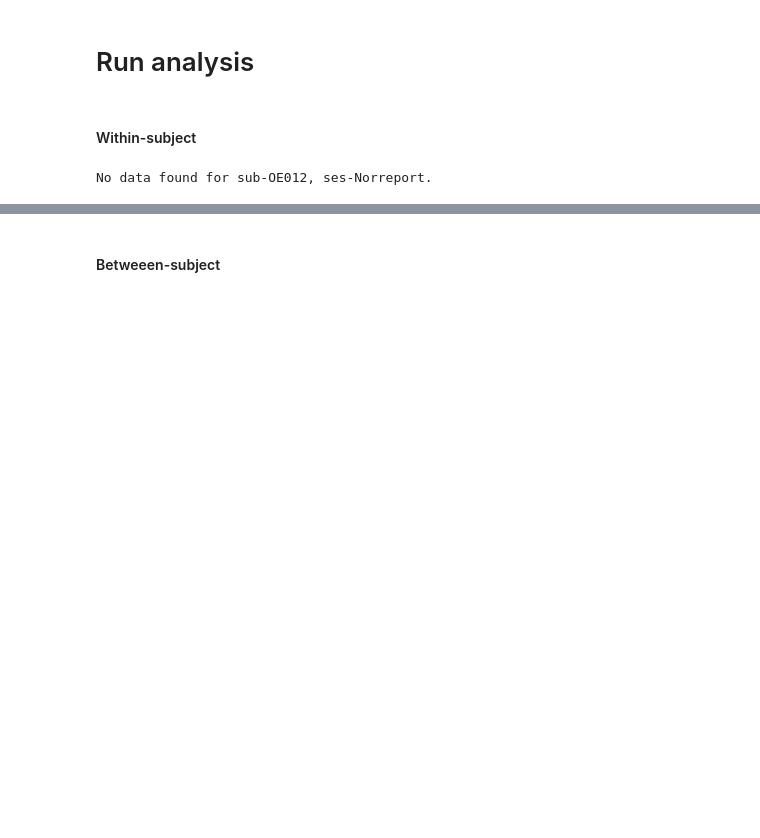
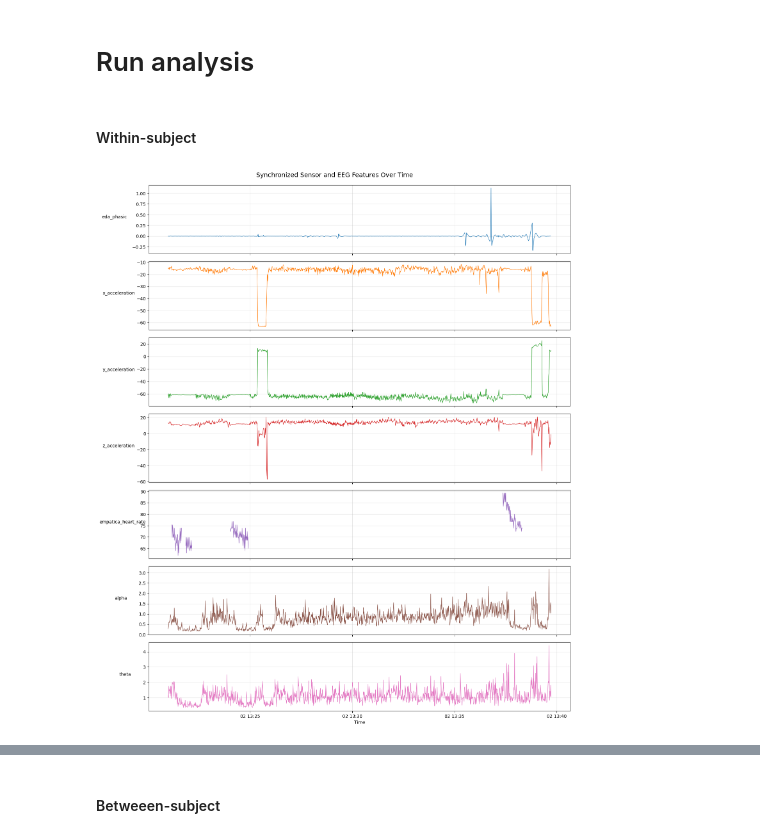
Before and after one commit to JoaoAmaro2001/notebooks, a Jupyter notebook: src/ingestion/do_analysis.ipynb, the cells around one changed output, grey strips where cells are left out. Drawn from its saved outputs; the diff is of its cells as text; code cells hidden in the pictures; blank space fills up the shorter version.

```diff
--- a/src/ingestion/do_analysis.ipynb
+++ b/src/ingestion/do_analysis.ipynb
@@ -13,11 +15,72 @@ import utils.for_setpath as path
 # %%
 results_dir = os.path.join(results, 'fulldata')
 design      = 'within_subject'
-sub         = 'OE012'
-ses         = 'Norreport'
+sub         = 'OE009'
+ses         = 'Lapa'
 sub_data    = do_analysis_design(results_dir, design, subject=sub, session=ses)
-# %% [output]
-No data found for sub-OE012, ses-Norreport.
+# %%
+import pandas as pd
+import matplotlib.pyplot as plt
+import numpy as np
+import os
+
+# ============================================================
+# 1. Load dataset
+# ============================================================
+file_path = r"Z:\Exp_4-outdoor_walk\lisbon\results\fulldata\sub-OE009\ses-Lapa\alldata.csv"
+
+if not os.path.exists(file_path):
+    raise FileNotFoundError(f"File not found: {file_path}")
+
+# Parse datetime directly when reading
+df = pd.read_csv(file_path, parse_dates=["time"], infer_datetime_format=True)
+
+# ============================================================
+# 2. Select relevant columns
+# ============================================================
+cols_to_plot = [
+    "eda_phasic",
+    "x_acceleration",
+    "y_acceleration",
+    "z_acceleration",
+    "empatica_heart_rate",
+    "alpha",
+    "theta",
+    "frontal_alpha_asymmetry"
+]
+
+# Filter available columns
+available_cols = [c for c in cols_to_plot if c in df.columns]
+if len(available_cols) == 0:
+    raise ValueError("None of the specified columns found in the CSV file.")
+
+# Subset data
+df_sub = df[["time"] + available_cols].copy()
+
+# Ensure numeric values for all plotted columns
+df_sub[available_cols] = df_sub[available_cols].apply(pd.to_numeric, errors="coerce")
+
+# Drop rows with missing time
+df_sub = df_sub.dropna(subset=["time"])
+
+# ============================================================
+# 3. Plot stacked synchronized signals
+# ============================================================
+n = len(available_cols)
+fig, axs = plt.subplots(n, 1, sharex=True, figsize=(15, 2.5 * n))
+colors = plt.cm.tab10.colors
+
+for i, col in enumerate(available_cols):
+    axs[i].plot(df_sub["time"], df_sub[col], lw=0.9, color=colors[i % len(colors)])
+    axs[i].set_ylabel(col, rotation=0, labelpad=40)
+    axs[i].grid(True, alpha=0.3)
+
+axs[-1].set_xlabel("Time")
+fig.suptitle("Synchronized Sensor and EEG Features Over Time", fontsize=14, y=0.995)
+plt.tight_layout()
+plt.show()
+# %% [output]
+[figure, added]
 # %%
 import pandas as pd
 import numpy as np
```
Also changed, not shown: parts of 4 cells of this notebook, 8 other files.
